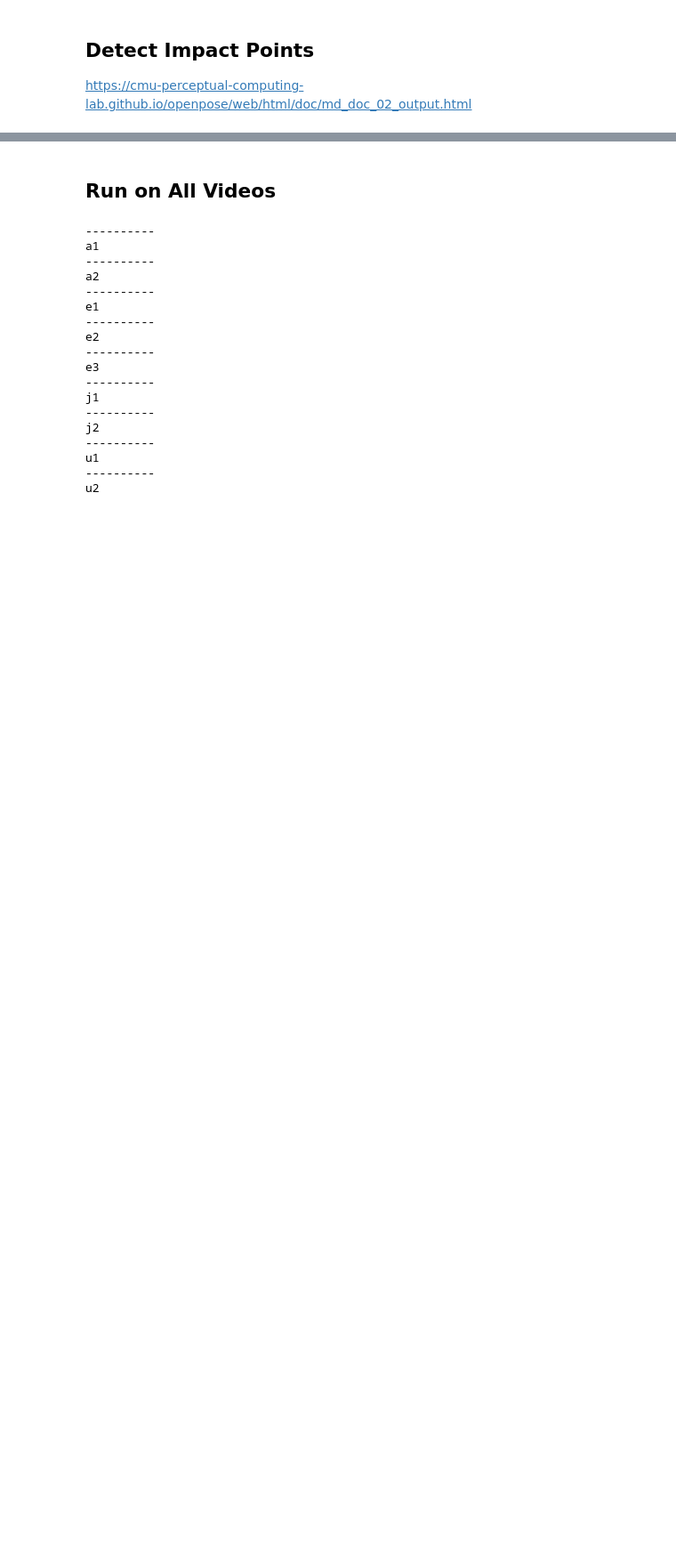
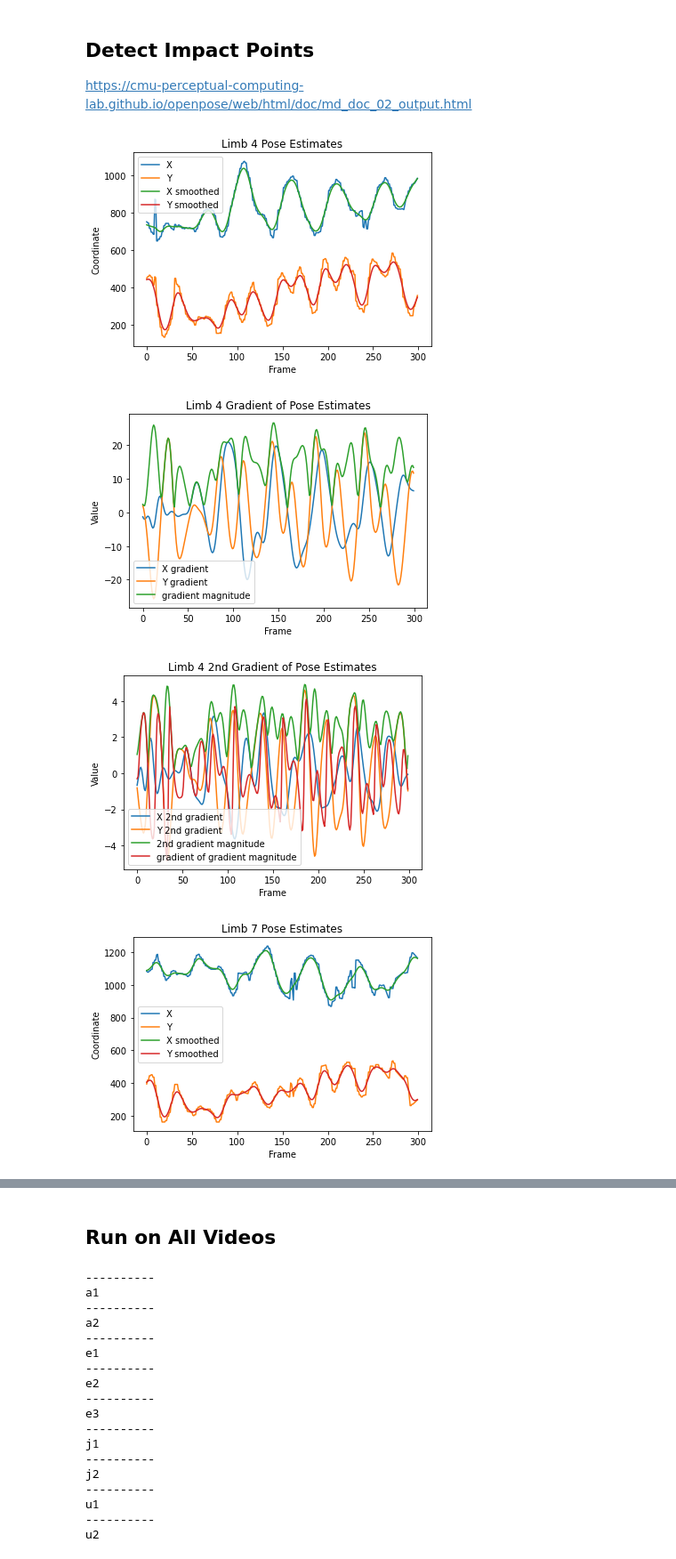
Before and after one commit to jaxondl/movement-to-music, a Jupyter notebook: impact_detection.ipynb, the cells around one changed output, grey strips where cells are left out. Shown: that part at 89% size. Saved outputs shown, nothing was run; the diff lists cells and outputs as text; code cells hidden in the pictures; blank space fills up the shorter version.

Commit message:
Gradient of gradient magnitude impact detection attempt
Gaussian smoothing, gradient of gradient magnitude, thresholding

```diff
--- a/impact_detection.ipynb
+++ b/impact_detection.ipynb
@@ -68,28 +69,80 @@ Interpolation correct?: True
 https://cmu-perceptual-computing-lab.github.io/openpose/web/html/doc/md_doc_02_output.html
 # %%
 # function to detect impact points
-def detect_impact_points(pose_x, pose_y, pose_c, time_stamps, limb_indices):
+def detect_impact_points(pose_x, pose_y, pose_c, time_stamps, limb_indices, thresholds, show_plots=False):
     assert len(pose_x) == len(pose_y) and len(pose_x) == len(pose_c) and len(pose_x) == len(time_stamps)
 
     # detect impact points for each limb
     n_frames = len(time_stamps)
     n_limbs = len(limb_indices)
     impact_points = np.zeros((n_frames, n_limbs), dtype=bool)
     for i, limb in enumerate(limb_indices):
         x = pose_x[:,limb]
         y = pose_y[:,limb]
         c = pose_c[:,limb] # just a confidence value, probably not necessary
         limb_impacts = np.zeros((n_frames), dtype=bool)
 
         # to do: detect impact points here
+        sigma = 4
+        x_filt = gaussian_filter1d(x, sigma)
+        y_filt = gaussian_filter1d(y, sigma)
+        x_grad = np.gradient(x_filt)
+        y_grad = np.gradient(y_filt)
+        mag_grad = np.sqrt(x_grad**2 + y_grad**2)
+        x_grad2 = np.gradient(x_grad)
+        y_grad2 = np.gradient(y_grad)
+        mag_grad2 = np.sqrt(x_grad2**2 + y_grad2**2)
+        mag_grad_grad = np.gradient(mag_grad)
 
+        if show_plots:
+            start_second = 60
+            num_seconds = 10
+            start_i = 30 * start_second
+            end_i = start_i + 30 * num_seconds
+
+            plt.plot(x[start_i:end_i], label='X')
+            plt.plot(y[start_i:end_i], label='Y')
+            plt.plot(x_filt[start_i:end_i], label='X smoothed')
+            plt.plot(y_filt[start_i:end_i], label='Y smoothed')
+            plt.title(f'Limb {limb} Pose Estimates')
+            plt.xlabel('Frame')
+            plt.ylabel('Coordinate')
+            plt.legend()
+            plt.show()
+
+            plt.plot(x_grad[start_i:end_i], label='X gradient')
+            plt.plot(y_grad[start_i:end_i], label='Y gradient')
+            plt.plot(mag_grad[start_i:end_i], label='gradient magnitude')
+            plt.title(f'Limb {limb} Gradient of Pose Estimates')
+            plt.xlabel('Frame')
+            plt.ylabel('Value')
+            plt.legend()
+            plt.show()
+
+            plt.plot(x_grad2[start_i:end_i], label='X 2nd gradient')
+            plt.plot(y_grad2[start_i:end_i], label='Y 2nd gradient')
+            plt.plot(mag_grad2[start_i:end_i], label='2nd gradient magnitude')
+            plt.plot(mag_grad_grad[start_i:end_i], label='gradient of gradient magnitude')
+            plt.title(f'Limb {limb} 2nd Gradient of Pose Estimates')
+            plt.xlabel('Frame')
+            plt.ylabel('Value')
+            plt.legend()
+            plt.show()
+
+        limb_impacts[mag_grad_grad <= thresholds[i]] = True
         impact_points[:,i] = limb_impacts
 
     assert len(impact_points) == len(time_stamps)
     return impact_points, time_stamps
 
 # testing
+show_plots = True
 limb_indices = [4, 7, 10, 13] # hands and feet indices in COCO format
-impact_points, time_stamps = detect_impact_points(pose_x, pose_y, pose_c, time_stamps, limb_indices)
-impact_points.shape, time_stamps.shape
+thresholds = [-2, -2, -1, -1]
+impact_points, time_stamps = detect_impact_points(pose_x, pose_y, pose_c, time_stamps, limb_indices, thresholds, show_plots=show_plots)
+100 * impact_points.mean(axis=0), impact_points.shape, time_stamps.shape
 # %% [output]
+[figure, added]
+[figure, added]
+[figure, added]
+[figure, added]
```
Also changed, not shown: parts of 4 cells of this notebook.
